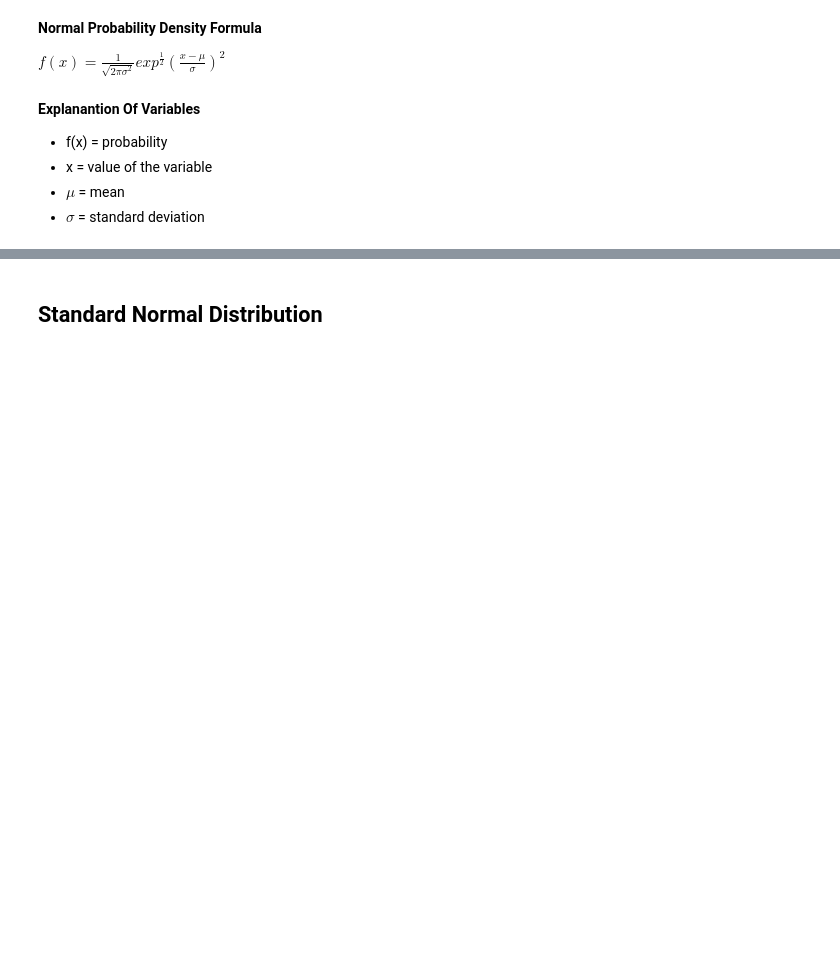
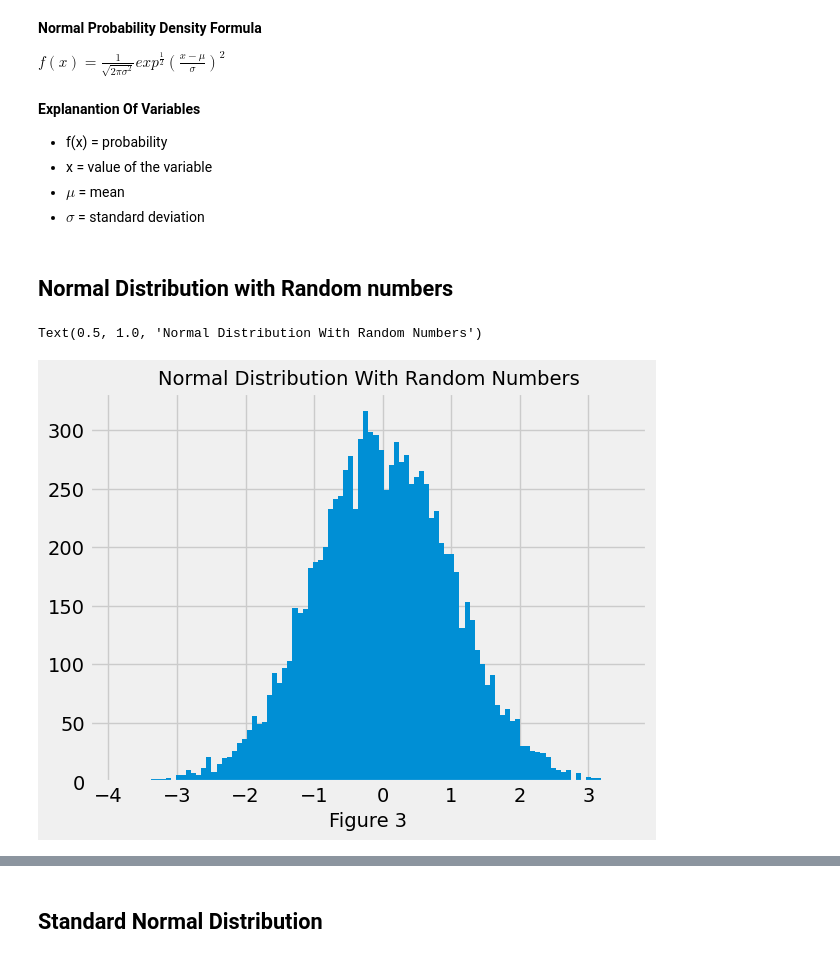
Before and after one commit to loughjo/funddata-assessment, a Jupyter notebook: normal-distribution.ipynb, the cells around one changed output, grey strips where cells are left out. Saved outputs shown, nothing was run; the diff lists cells and outputs as text; code cells hidden in the pictures; blank space fills up the shorter version.

```diff
--- a/normal-distribution.ipynb
+++ b/normal-distribution.ipynb
@@ -156,3 +181,22 @@ $f(x) = \frac1{\sqrt{2\pi\sigma^2}}{exp}^\frac{1}{2}(\frac{x-\mu}{\sigma})^2$
 - x = value of the variable
 - $\mu$ = mean
 - $\sigma$ = standard deviation
+# %% [markdown]
+## Normal Distribution with Random numbers
+# %%
+# Create new, seeded random number generator.
+rng = np.random.default_rng(0)
+
+# Generate 1000 numbers on a standard normal distribution.
+samples = rng.standard_normal(10000)
+
+# Create a figure.
+fig, ax = plt.subplots()
+
+# Create histogram.
+ax.hist(samples, bins=100)
+plt.xlabel('Figure 3', fontsize='14')
+plt.title('Normal Distribution With Random Numbers', fontsize=14)
+# %% [output]
+Text(0.5, 1.0, 'Normal Distribution With Random Numbers')
+[figure, added]
```
Also changed, not shown: parts of 49 cells of this notebook, 2 other files.
